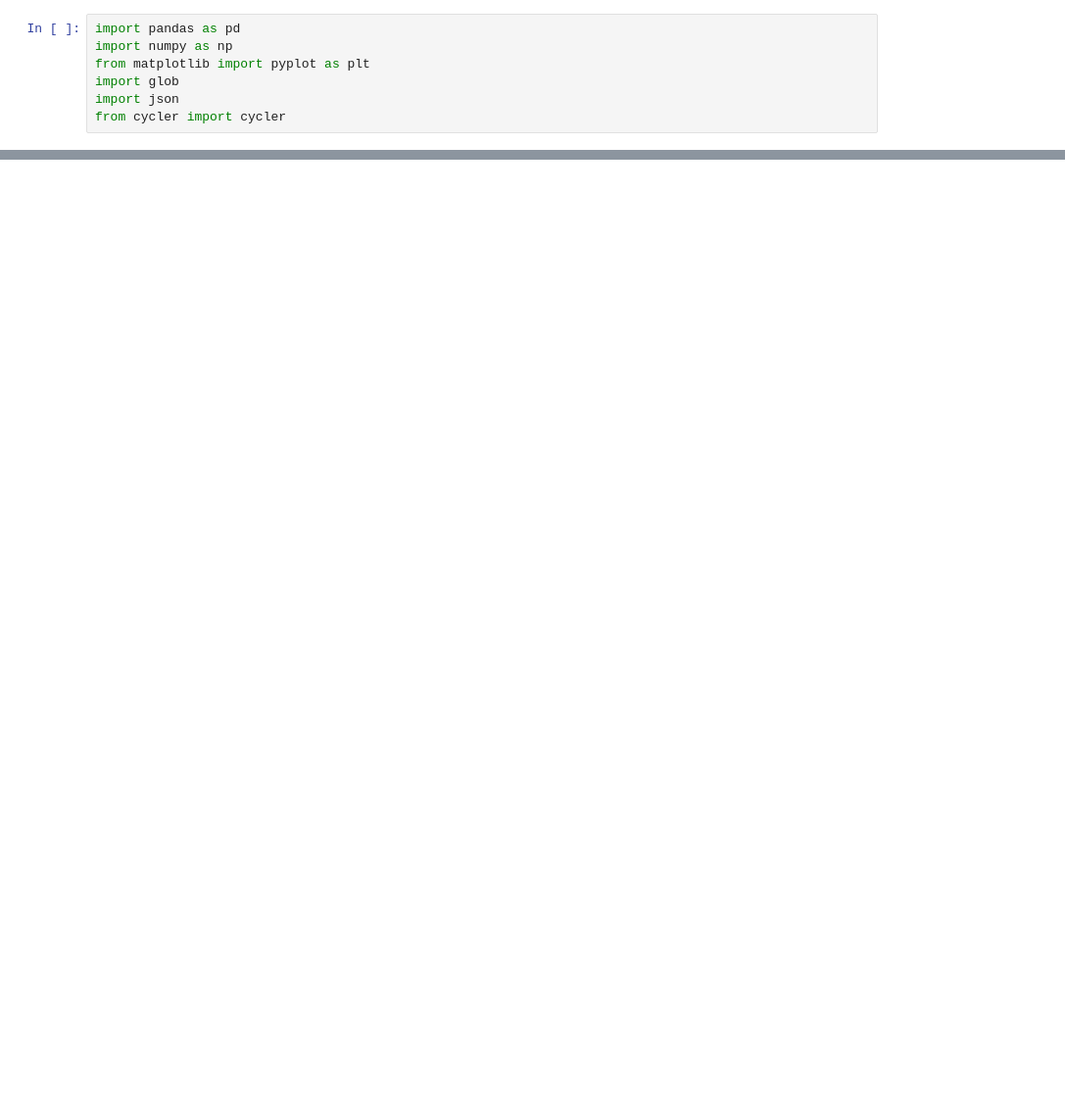
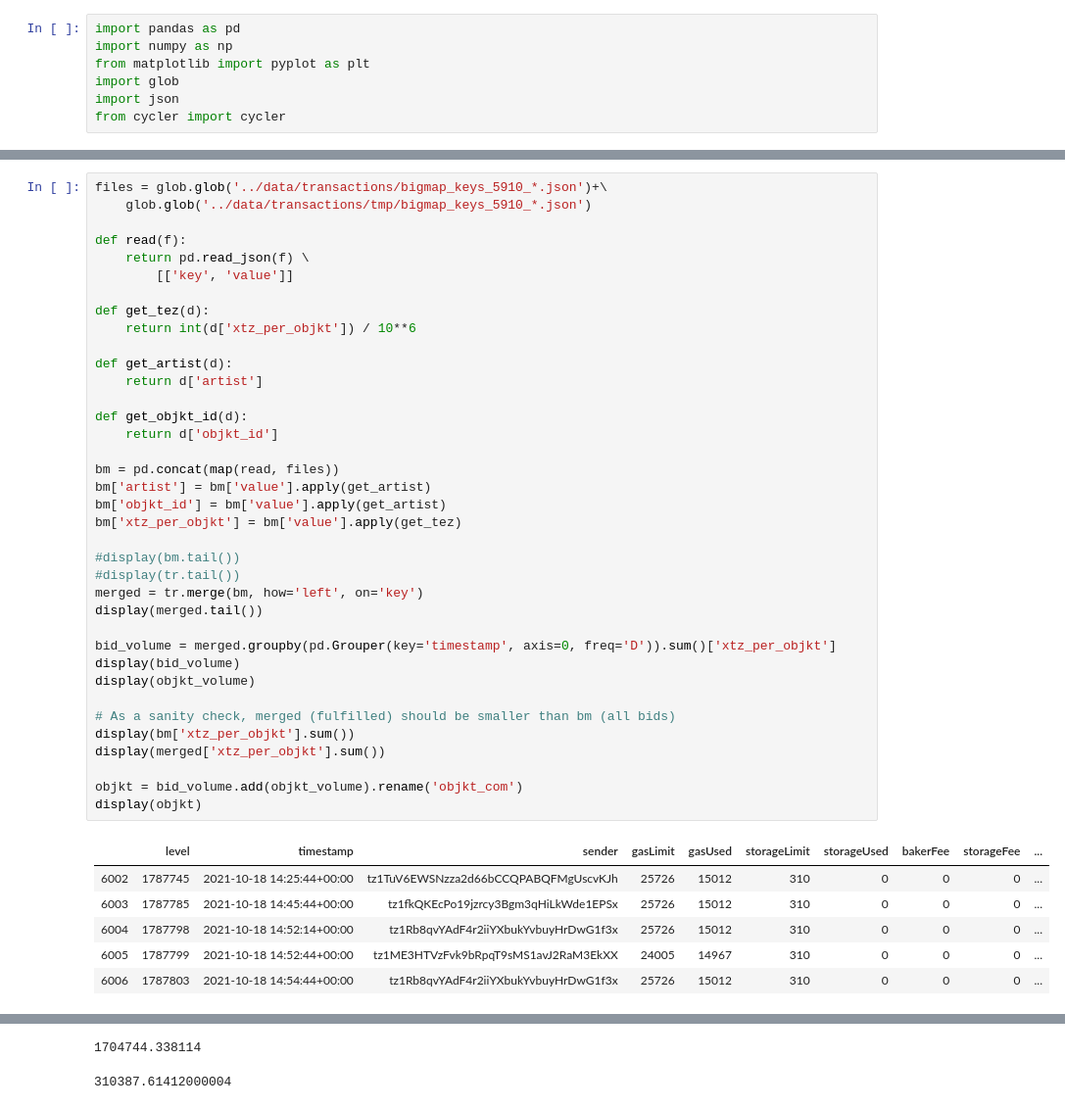
Before and after one commit to tgreiser/hen-utils, a Jupyter notebook: python/Objkt Volume.ipynb, the cells around one changed output, grey strips where cells are left out. Shown: that part at 98% size. Cells and saved outputs as stored; diff of their text form; blank space fills up the shorter version.

```diff
--- a/python/Objkt Volume.ipynb
+++ b/python/Objkt Volume.ipynb
@@ -125,0 +165,44 @@ Freq: D, Name: objkt_com, Length: 98, dtype: float64
+# %%
+files = glob.glob('../data/transactions/bigmap_keys_5910_*.json')+\
+    glob.glob('../data/transactions/tmp/bigmap_keys_5910_*.json')
+
+def read(f):
+    return pd.read_json(f) \
+        [['key', 'value']]
+
+def get_tez(d):
+    return int(d['xtz_per_objkt']) / 10**6
+
+def get_artist(d):
+    return d['artist']
+
+def get_objkt_id(d):
+    return d['objkt_id']
+
+bm = pd.concat(map(read, files))
+bm['artist'] = bm['value'].apply(get_artist)
+bm['objkt_id'] = bm['value'].apply(get_artist)
+bm['xtz_per_objkt'] = bm['value'].apply(get_tez)
+
+#display(bm.tail())
+#display(tr.tail())
+merged = tr.merge(bm, how='left', on='key')
+display(merged.tail())
+
+bid_volume = merged.groupby(pd.Grouper(key='timestamp', axis=0, freq='D')).sum()['xtz_per_objkt']
+display(bid_volume)
+display(objkt_volume)
+
+# As a sanity check, merged (fulfilled) should be smaller than bm (all bids)
+display(bm['xtz_per_objkt'].sum())
+display(merged['xtz_per_objkt'].sum())
+
+objkt = bid_volume.add(objkt_volume).rename('objkt_com')
+display(objkt)
+# %% [output]
+|  | level | timestamp | sender | gasLimit | gasUsed | storageLimit | storageUsed | bakerFee | storageFee | ... |
+| 6002 | 1787745 | 2021-10-18 14:25:44+00:00 | tz1TuV6EWSNzza2d66bCCQPABQFMgUscvKJh | 25726 | 15012 | 310 | 0 | 0 | 0 | ... |
+| 6003 | 1787785 | 2021-10-18 14:45:44+00:00 | tz1fkQKEcPo19jzrcy3Bgm3qHiLkWde1EPSx | 25726 | 15012 | 310 | 0 | 0 | 0 | ... |
+| 6004 | 1787798 | 2021-10-18 14:52:14+00:00 | tz1Rb8qvYAdF4r2iiYXbukYvbuyHrDwG1f3x | 25726 | 15012 | 310 | 0 | 0 | 0 | ... |
+| 6005 | 1787799 | 2021-10-18 14:52:44+00:00 | tz1ME3HTVzFvk9bRpqT9sMS1avJ2RaM3EkXX | 24005 | 14967 | 310 | 0 | 0 | 0 | ... |
+| 6006 | 1787803 | 2021-10-18 14:54:44+00:00 | tz1Rb8qvYAdF4r2iiYXbukYvbuyHrDwG1f3x | 25726 | 15012 | 310 | 0 | 0 | 0 | ... |
@@ -125,0 +235,2 @@ Freq: D, Name: objkt_com, Length: 98, dtype: float64
+1704744.338114
+310387.61412000004
```
Also changed, not shown: parts of 8 cells of this notebook, 9 other files.
